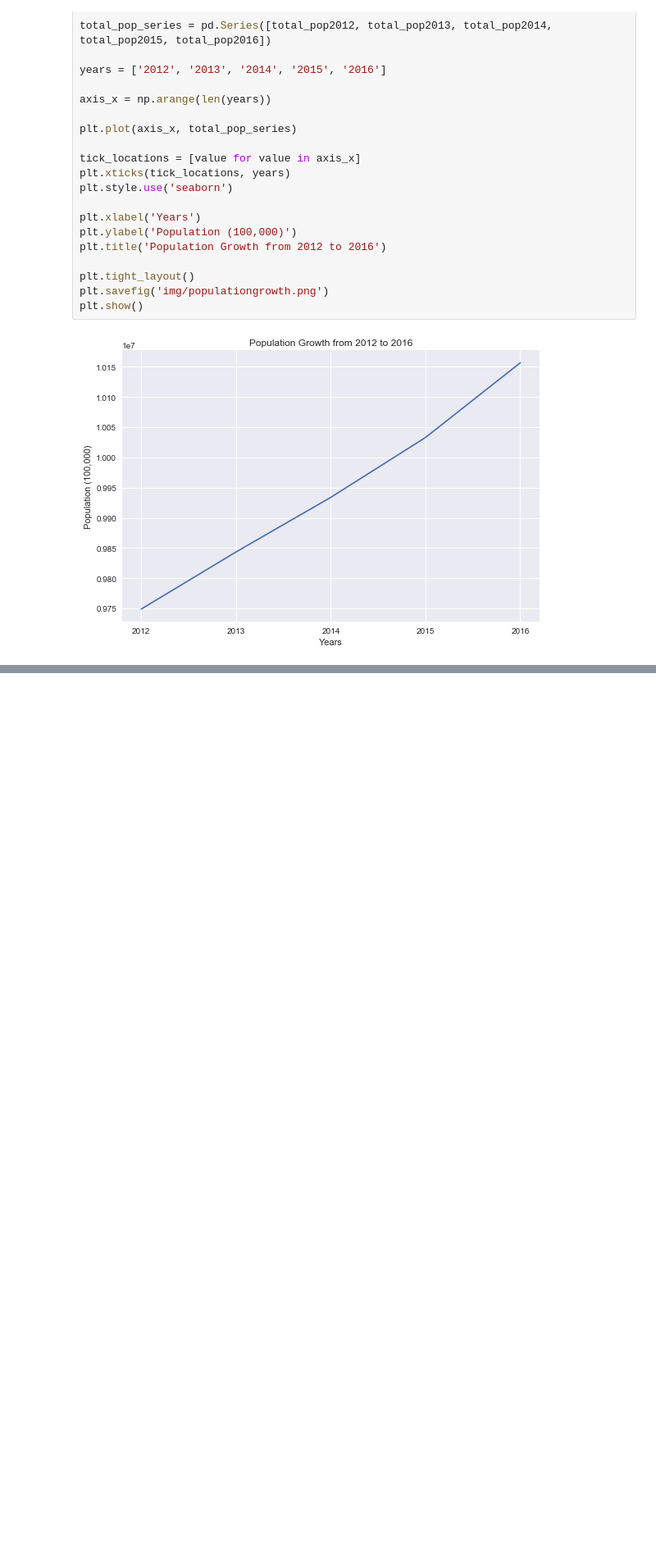
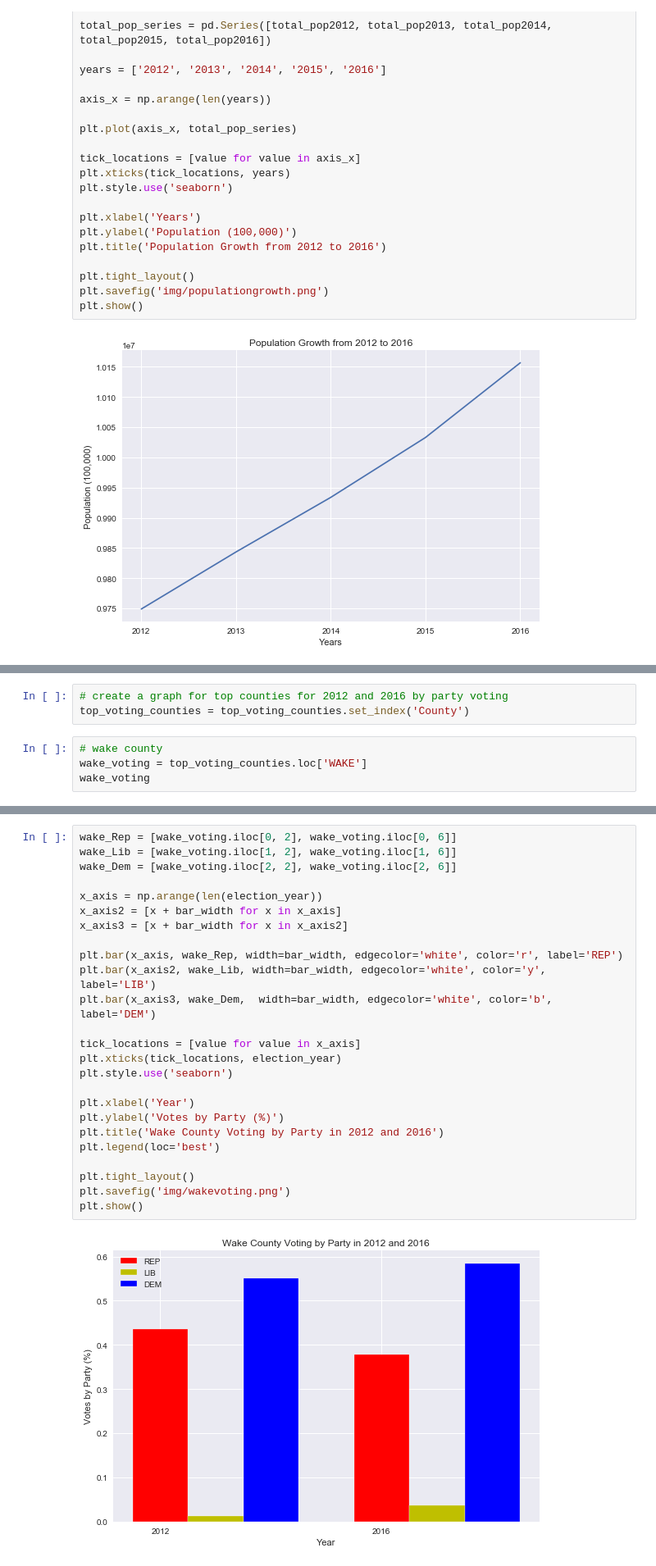
Before and after one commit to jasgarcia/NCGrowth, a Jupyter notebook: ncvoting_data.ipynb, the cells around one changed output, grey strips where cells are left out. Shown at 82% size. Drawn from its saved outputs; the diff is of its cells as text; blank space fills up the shorter version.

```diff
--- a/ncvoting_data.ipynb
+++ b/ncvoting_data.ipynb
@@ -892,0 +969,7 @@ plt.show()
+# %%
+# create a graph for top counties for 2012 and 2016 by party voting
+top_voting_counties = top_voting_counties.set_index('County')
+# %%
+# wake county
+wake_voting = top_voting_counties.loc['WAKE']
+wake_voting
@@ -892,0 +982,27 @@ plt.show()
+# %%
+wake_Rep = [wake_voting.iloc[0, 2], wake_voting.iloc[0, 6]]
+wake_Lib = [wake_voting.iloc[1, 2], wake_voting.iloc[1, 6]]
+wake_Dem = [wake_voting.iloc[2, 2], wake_voting.iloc[2, 6]]
+
+x_axis = np.arange(len(election_year))
+x_axis2 = [x + bar_width for x in x_axis]
+x_axis3 = [x + bar_width for x in x_axis2]
+
+plt.bar(x_axis, wake_Rep, width=bar_width, edgecolor='white', color='r', label='REP')
+plt.bar(x_axis2, wake_Lib, width=bar_width, edgecolor='white', color='y', label='LIB')
+plt.bar(x_axis3, wake_Dem,  width=bar_width, edgecolor='white', color='b', label='DEM')
+
+tick_locations = [value for value in x_axis]
+plt.xticks(tick_locations, election_year)
+plt.style.use('seaborn')
+
+plt.xlabel('Year')
+plt.ylabel('Votes by Party (%)')
+plt.title('Wake County Voting by Party in 2012 and 2016')
+plt.legend(loc='best')
+
+plt.tight_layout()
+plt.savefig('img/wakevoting.png')
+plt.show()
+# %% [output]
+[figure, added]
```
Also changed, not shown: parts of 17 cells of this notebook, 10 other files.
